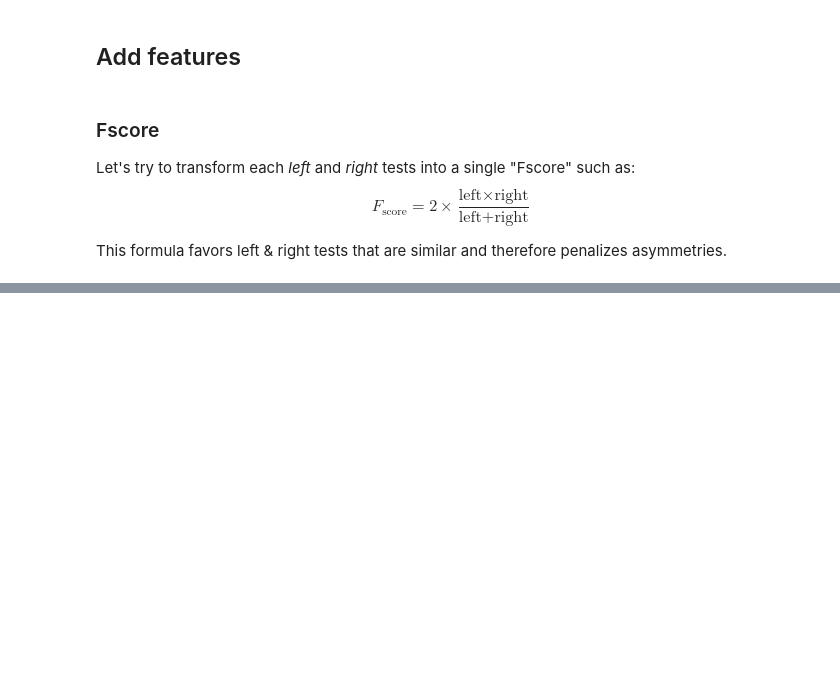
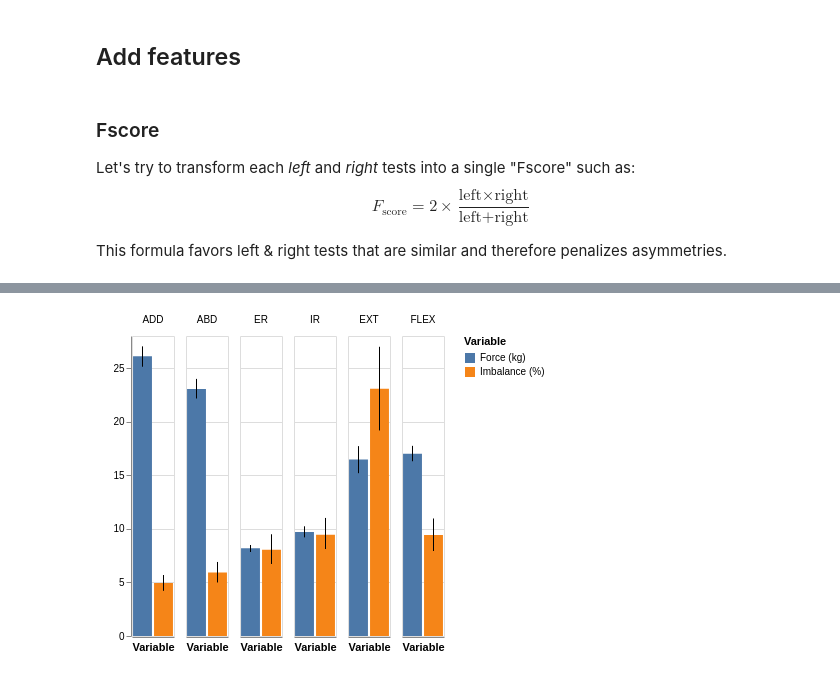
Before and after one commit to romainmartinez/synchro, a Jupyter notebook: synchro.ipynb, the cells around one changed output, grey strips where cells are left out. Cells and saved outputs as stored; diff of their text form; code cells hidden in the pictures; blank space fills up the shorter version.

```diff
--- a/synchro.ipynb
+++ b/synchro.ipynb
@@ -173,3 +223,0 @@ show(save='share/fig/X.png')
-# %%
-X_augmented['Height'] = df['Height']
-X_augmented['Weight'] = df['Weight']
@@ -1178,0 +224,6 @@ res = minimize(
+# %%
+imb_cols = X_augmented.columns.str.startswith("imb")
+imb = X_augmented.iloc[:, imb_cols].melt(value_name="Imbalance (%)", var_name="Test")
+force = X_augmented.iloc[:, ~imb_cols].melt(value_name="Force (kg)", var_name="Test")
+X_augmented_melted = force.join(imb["Imbalance (%)"]).melt(id_vars="Test", var_name='Variable')
+X_augmented_melted.head()
@@ -1178,0 +237,10 @@ res = minimize(
+# %%
+plot_bars(
+    X_augmented_melted,
+    x="Variable",
+    y="value",
+    color="Variable",
+    column=alt.Column("Test", title=None, sort=sort_tests),
+).configure_axisX(labels=False, ticks=False)
+# %% [output]
+[figure, added]
```
Also changed, not shown: parts of 102 cells of this notebook, 15 other files.
